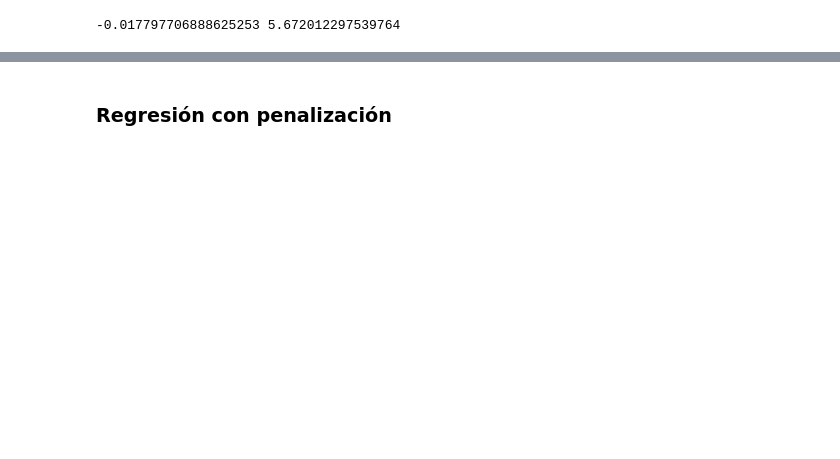
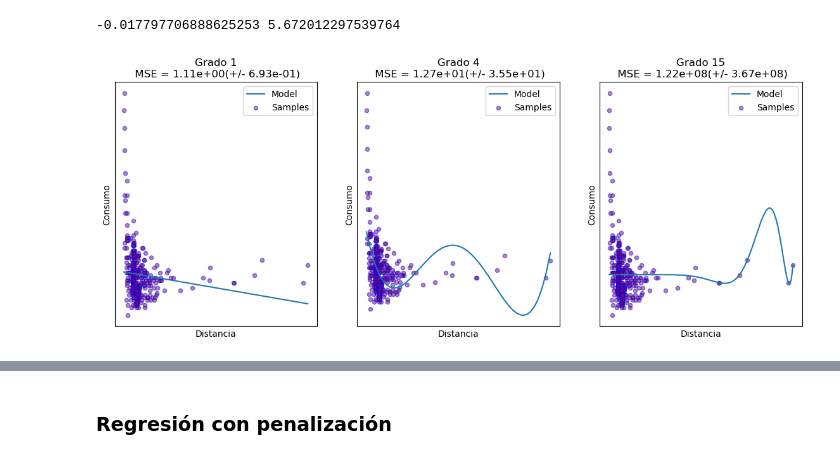
Before and after one commit to HuGod-codes/torricos-hugo, a Jupyter notebook: Actividad2/actividad2a.ipynb, the cells around one changed output, grey strips where cells are left out. Saved outputs shown, nothing was run; the diff lists cells and outputs as text; code cells hidden in the pictures; blank space fills up the shorter version.

```diff
--- a/Actividad2/actividad2a.ipynb
+++ b/Actividad2/actividad2a.ipynb
@@ -180,3 +179,43 @@ r2.resultado(csv['speed'], csv['consume'], m2, b2, len(csv))
 print(m2, b2)
 # %% [output]
 -0.017797706888625253 5.672012297539764
+# %%
+n_samples = 30
+degrees = [1, 4, 15]
+
+
+plt.figure(figsize=(14, 5))
+for i in range(len(degrees)):
+    ax = plt.subplot(1, len(degrees), i + 1)
+    plt.setp(ax, xticks=(), yticks=())
+
+    polynomial_features = PolynomialFeatures(degree=degrees[i], include_bias=False)
+    linear_regression = LinearRegression()
+    pipeline = Pipeline(
+        [
+            ("polynomial_features", polynomial_features),
+            ("linear_regression", linear_regression),
+        ]
+    )
+    xNew = np.array(csv['distance']).reshape((-1,1))
+    pipeline.fit(xNew, csv['consume'])
+
+    scores = cross_val_score(
+        pipeline, xNew, csv['consume'], scoring="neg_mean_squared_error", cv=10
+    )
+
+
+    plt.plot((np.linspace(min(xNew),max(xNew),1000)), pipeline.predict(np.linspace(min(xNew),max(xNew),1000)), label="Model")
+    plt.scatter(csv['distance'], csv['consume'], edgecolor="b", s=20, label="Samples",  c='#880e4f', alpha=0.5)
+    plt.xlabel("Distancia")
+    plt.ylabel("Consumo")
+
+    plt.legend(loc="best")
+    plt.title(
+        "Grado {}\n MSE = {:.2e}(+/- {:.2e})".format(
+            degrees[i], -scores.mean(), scores.std()
+        )
+    )
+plt.show()
+# %% [output]
+[figure, added]
```
Also changed, not shown: parts of 12 cells of this notebook, 3 other files.
